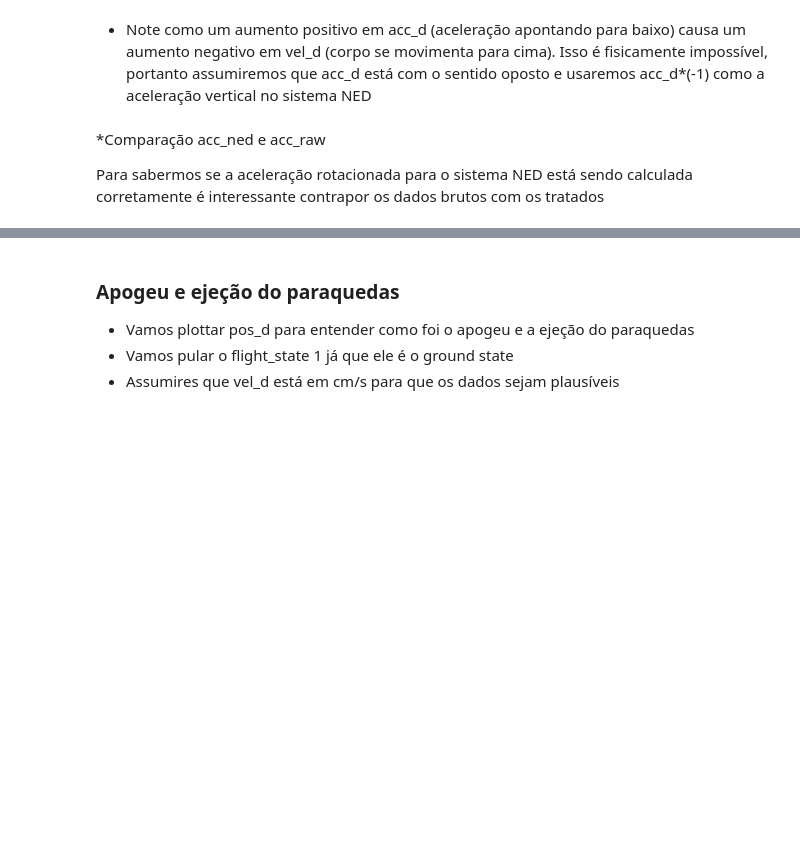
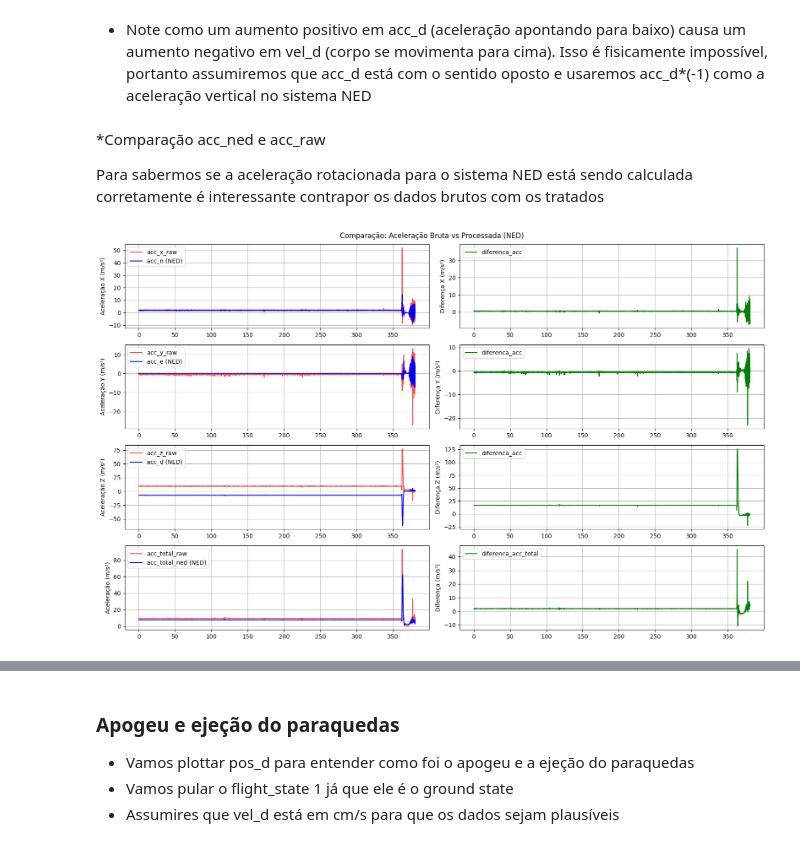
Before and after one commit to EnzoBat17/Analise-de-Dados-NASHIRA---EPTA, a Jupyter notebook: Analise de Dados NASHIRA.ipynb, the cells around one changed output, grey strips where cells are left out. Cells and saved outputs as stored; diff of their text form; code cells hidden in the pictures; blank space fills up the shorter version.

```diff
--- a/Analise de Dados NASHIRA.ipynb
+++ b/Analise de Dados NASHIRA.ipynb
@@ -426,7 +461,7 @@ Para sabermos se a aceleração rotacionada para o sistema NED está sendo calcu
 # %%
 fig, axes = plt.subplots(4, 2, figsize=(16, 10))
 
-df_acc = df_acc[["flight_state", "acc_n", "acc_x_raw", "acc_e", "acc_y_raw","acc_d", "acc_z_raw", "time_interval", "vel_d"]].copy()
+df_acc = df[["flight_state", "acc_n", "acc_x_raw", "acc_e", "acc_y_raw","acc_d", "acc_z_raw", "time_interval", "vel_d"]].copy()
 time_interval_s = df_acc['time_interval'] / 1000
 df_acc["acc_d"] = (-1)*df_acc["acc_d"]
 #Transformando acc_raw de g's para m/s²
@@ -469,30 +504,32 @@ axes[1,1].set_ylabel('Diferença Y (m/s²)')
 axes[1,1].legend()
 axes[1,1].grid(True)
 
 # Coluna 3 - Eixo z
 axes[2,0].plot(time_interval_s, df_acc['acc_z_raw_ms2'], color="r", linestyle ="-", alpha=0.7, label='acc_z_raw')
 axes[2,0].plot(time_interval_s, df_acc['acc_d'], color="b", linestyle ="-", label='acc_d (NED)')
 axes[2,0].set_ylabel('Aceleração Z (m/s²)')
 axes[2,0].legend()
 axes[2,0].grid(True)
 
 axes[2,1].plot(time_interval_s, df_acc['acc_z_raw_ms2'] - df_acc['acc_d'], color="g", linestyle ="-", label='diferenca_acc') #Inverteremos o sentido de acc_d para encontrar o "offset" entre as duas medidas, pois acc_z_raw equivale à -acc_d
 axes[2,1].set_ylabel('Diferença Z (m/s²)')
 axes[2,1].legend()
 axes[2,1].grid(True)
 
 #Coluna 4 - Magnitude da aceleracao
 axes[3,0].plot(time_interval_s, df_acc['acc_total_raw'], color="r", linestyle ="-", alpha=0.7, label='acc_total_raw')
 axes[3,0].plot(time_interval_s, df_acc['acc_total_ned'], color="b", linestyle ="-", label='acc_total_ned (NED)')
 axes[3,0].set_ylabel('Aceleração (m/s²)')
 axes[3,0].legend()
 axes[3,0].grid(True)
 
 axes[3,1].plot(time_interval_s, df_acc['acc_total_raw'] - df_acc['acc_total_ned'], color="g", linestyle ="-", label='diferenca_acc_total')
 axes[3,1].set_ylabel('Diferença (m/s²)')
 axes[3,1].legend()
 axes[3,1].grid(True)
 
 plt.suptitle('Comparação: Aceleração Bruta vs Processada (NED)')
 plt.tight_layout()
 plt.show()
+# %% [output]
+[figure, added]
```
Also changed, not shown: parts of 14 cells of this notebook.
